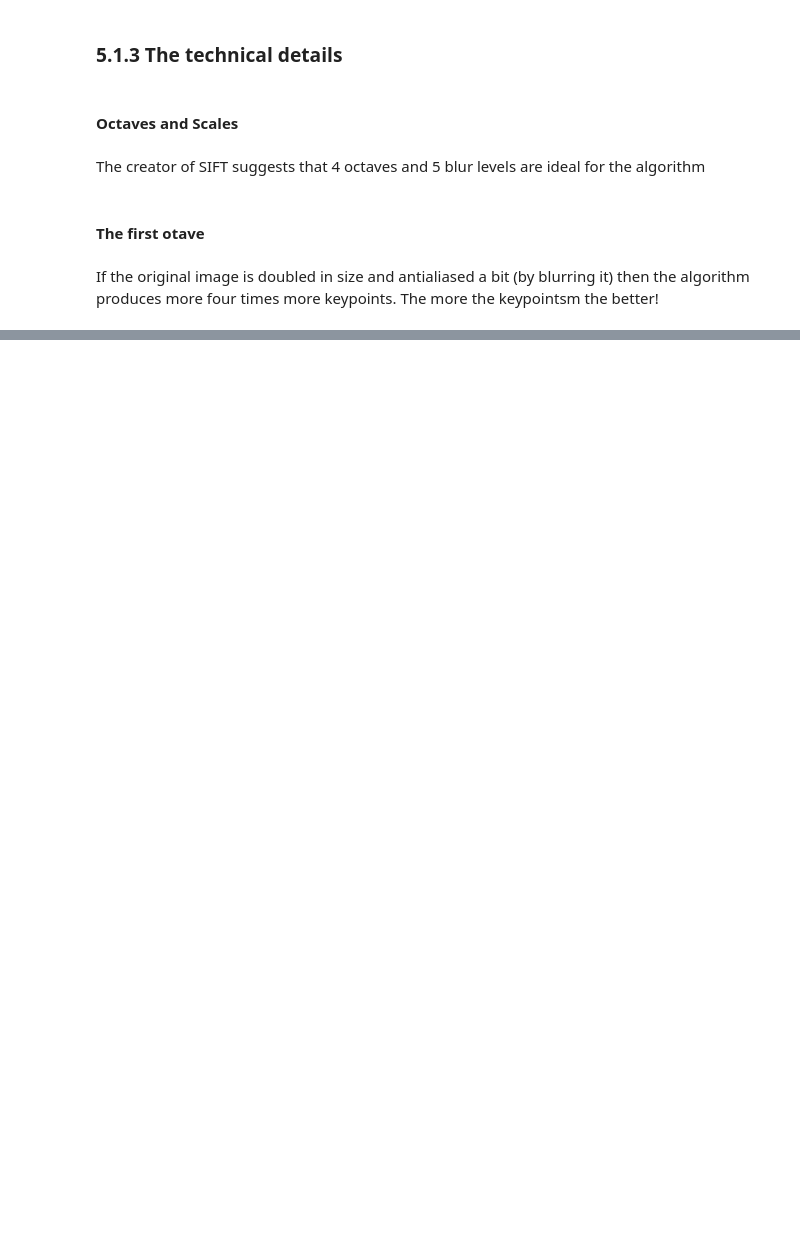
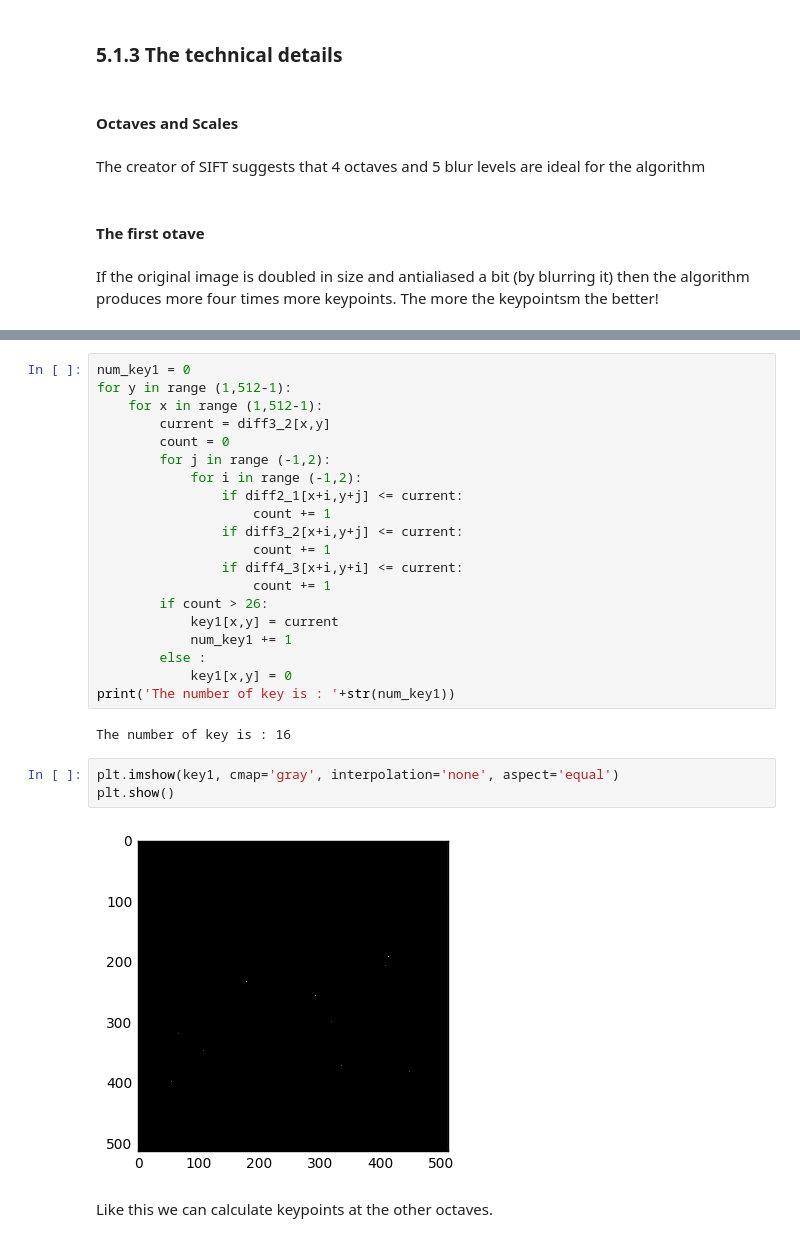
Before and after one commit to henniekim/digital_image_processing, a Jupyter notebook: filter.ipynb, the cells around one changed output, grey strips where cells are left out. Saved outputs shown, nothing was run; the diff lists cells and outputs as text; blank space fills up the shorter version.

```diff
--- a/filter.ipynb
+++ b/filter.ipynb
@@ -348,0 +430,29 @@ plt.show()
+# %%
+num_key1 = 0
+for y in range (1,512-1):
+    for x in range (1,512-1):
+        current = diff3_2[x,y]
+        count = 0
+        for j in range (-1,2):
+            for i in range (-1,2):
+                if diff2_1[x+i,y+j] <= current:
+                    count += 1
+                if diff3_2[x+i,y+j] <= current:
+                    count += 1
+                if diff4_3[x+i,y+i] <= current:
+                    count += 1
+        if count > 26:
+            key1[x,y] = current
+            num_key1 += 1
+        else :
+            key1[x,y] = 0
+print('The number of key is : '+str(num_key1))
+# %% [output]
+The number of key is : 16
+# %%
+plt.imshow(key1, cmap='gray', interpolation='none', aspect='equal')
+plt.show()
+# %% [output]
+[figure, added]
+# %% [markdown]
+Like this we can calculate keypoints at the other octaves.
```
Also changed, not shown: parts of 18 cells of this notebook.
